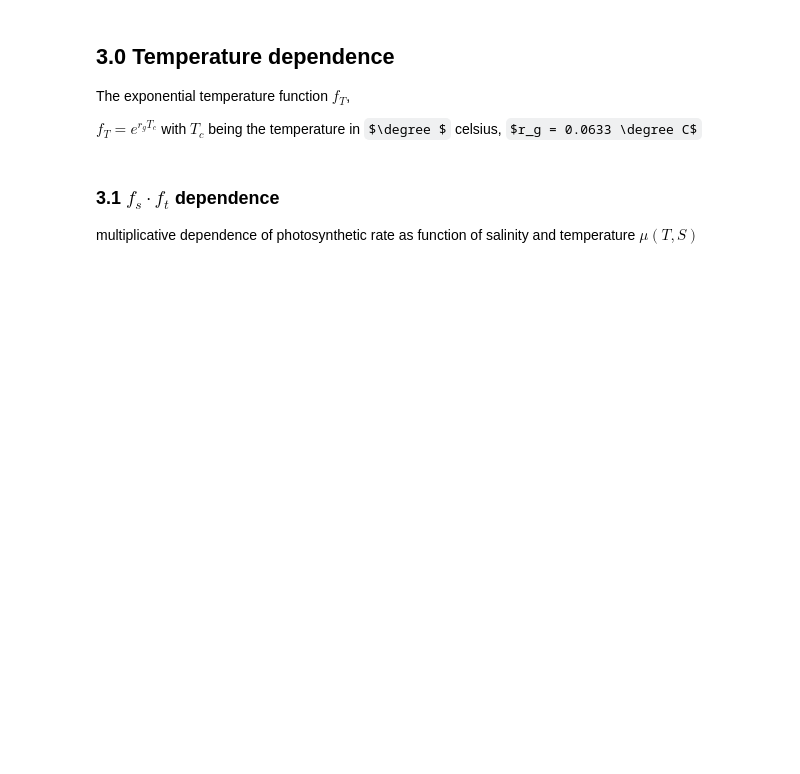
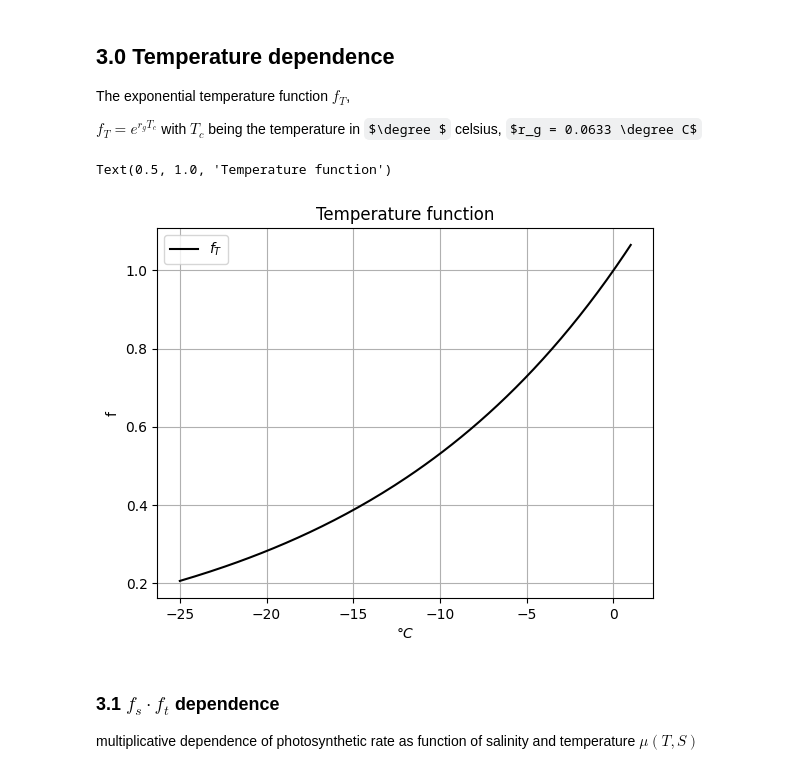
Before and after one commit to starry-phoenix/spyice-thesis, a Jupyter notebook: jupyternotebooks/algae_model.ipynb, the cells around one changed output. Saved outputs shown, nothing was run; the diff lists cells and outputs as text; code cells hidden in the pictures; some formulas as TeX source; blank space fills up the shorter version.

```diff
--- a/jupyternotebooks/algae_model.ipynb
+++ b/jupyternotebooks/algae_model.ipynb
@@ -107,16 +133,17 @@ The exponential temperature function $f_T$,
 $f_T = e^{r_g T_c}$
 with $T_c$ being the temperature in $\degree $ celsius, $r_g = 0.0633 \degree C$
 # %%
-T_c = np.linspace(-25, 1, 150)
-r_g = 0.0633
 f_t = np.exp(r_g * T_c)
 
 plt.grid()
 # plt.plot(T_c, f_ts, 'r',label='$f_{TS}$')
-plt.plot(T_c, f_t, "black", label=rf"$f_T$")
+plt.plot(T_c, f_t, "black", label=r"$f_T$")
 plt.legend()
-plt.xlabel("$\degree C$")
-plt.ylabel("f")
-plt.title("Temperature function")
+plt.xlabel(r"$\degree C$")
+plt.ylabel(r"f")
+plt.title(r"Temperature function")
+# %% [output]
+Text(0.5, 1.0, 'Temperature function')
+[figure, added]
 # %%
 def ft_temperature(t_min, t_max):
```
Also changed, not shown: parts of 22 cells of this notebook.
